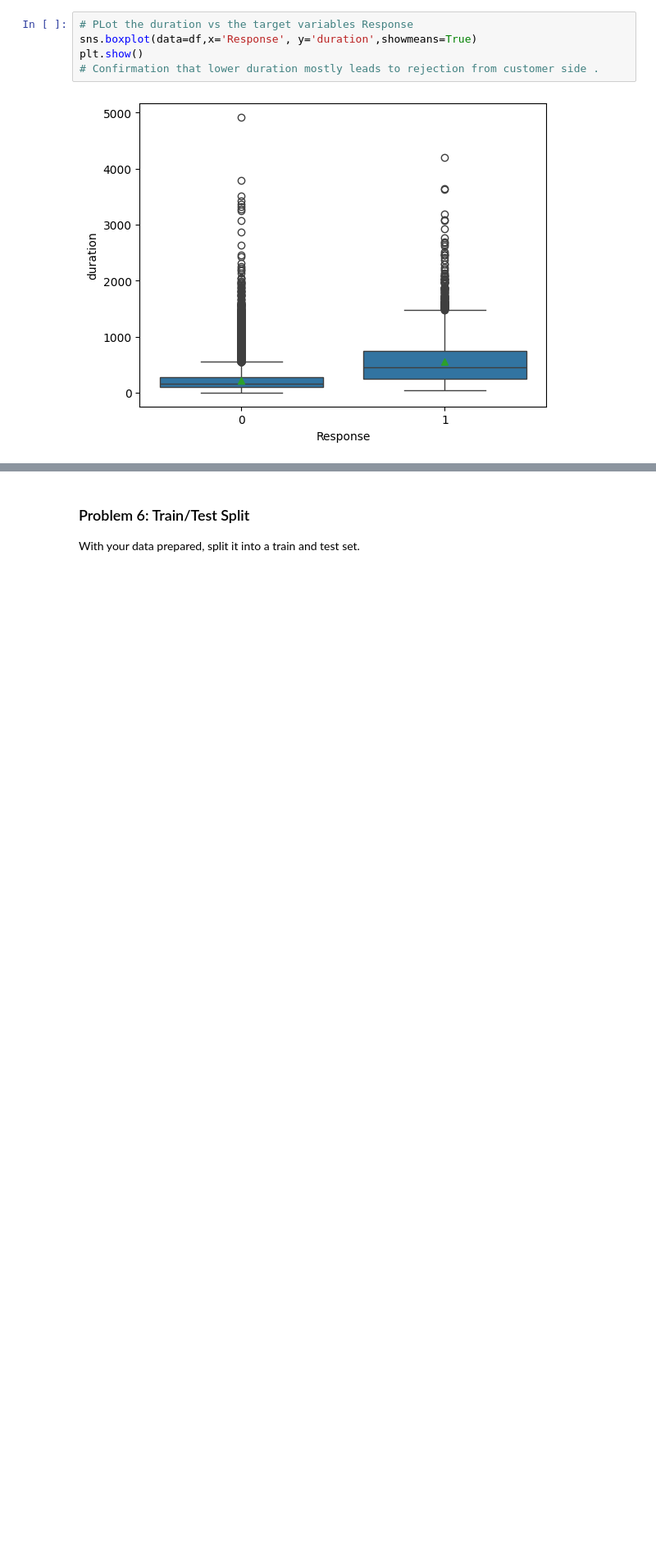
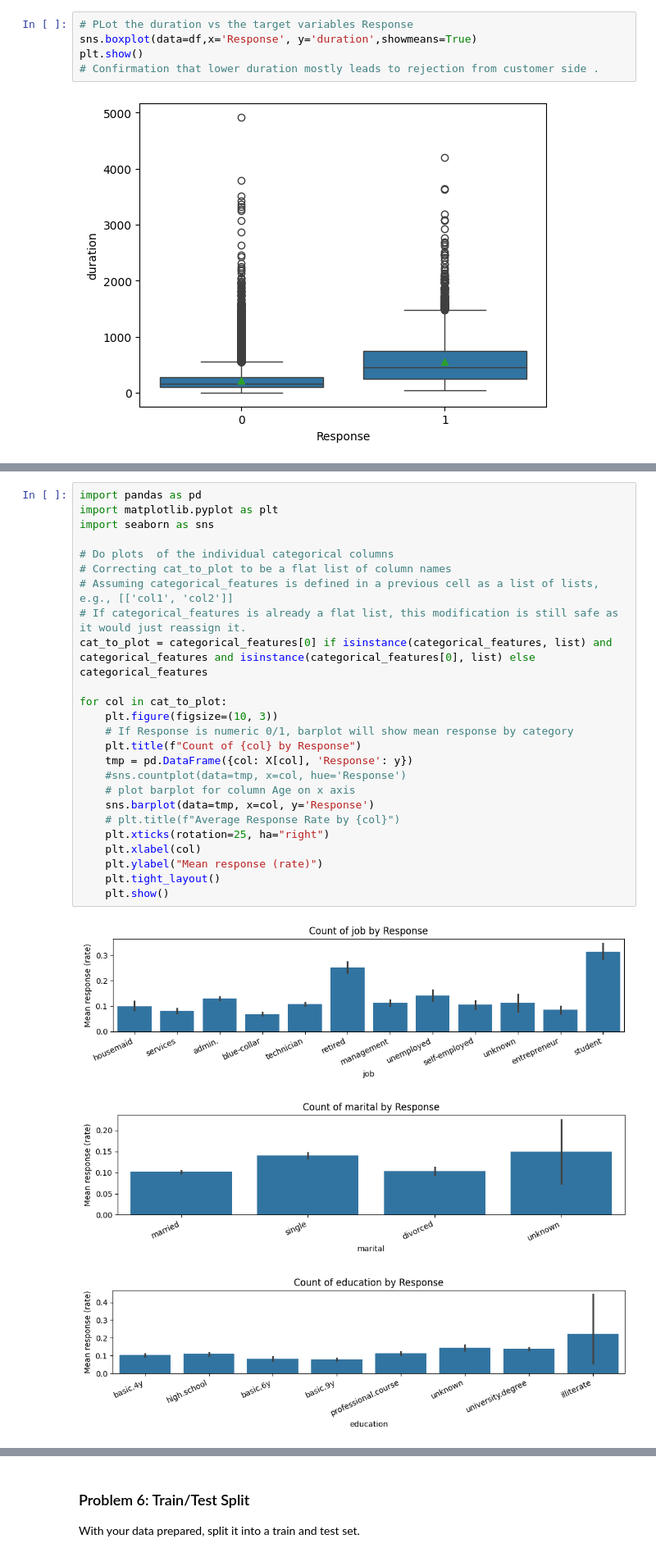
Before and after one commit to Subroy1/MSAI_AllPracticeModules, a Jupyter notebook: Module 17/prompt_III_Assignment17_1.ipynb, the cells around one changed output, grey strips where cells are left out. Shown at 82% size. Drawn from its saved outputs; the diff is of its cells as text; blank space fills up the shorter version.

```diff
--- a/Module 17/prompt_III_Assignment17_1.ipynb
+++ b/Module 17/prompt_III_Assignment17_1.ipynb
@@ -302,0 +343,29 @@ plt.show()
+# %%
+import pandas as pd
+import matplotlib.pyplot as plt
+import seaborn as sns
+
+# Do plots  of the individual categorical columns
+# Correcting cat_to_plot to be a flat list of column names
+# Assuming categorical_features is defined in a previous cell as a list of lists, e.g., [['col1', 'col2']]
+# If categorical_features is already a flat list, this modification is still safe as it would just reassign it.
+cat_to_plot = categorical_features[0] if isinstance(categorical_features, list) and categorical_features and isinstance(categorical_features[0], list) else categorical_features
+
+for col in cat_to_plot:
+    plt.figure(figsize=(10, 3))
+    # If Response is numeric 0/1, barplot will show mean response by category
+    plt.title(f"Count of {col} by Response")
+    tmp = pd.DataFrame({col: X[col], 'Response': y})
+    #sns.countplot(data=tmp, x=col, hue='Response')
+    # plot barplot for column Age on x axis
+    sns.barplot(data=tmp, x=col, y='Response')
+    # plt.title(f"Average Response Rate by {col}")
+    plt.xticks(rotation=25, ha="right")
+    plt.xlabel(col)
+    plt.ylabel("Mean response (rate)")
+    plt.tight_layout()
+    plt.show()
+# %% [output]
+[figure, added]
+[figure, added]
+[figure, added]
```
Also changed, not shown: parts of 40 cells of this notebook.
